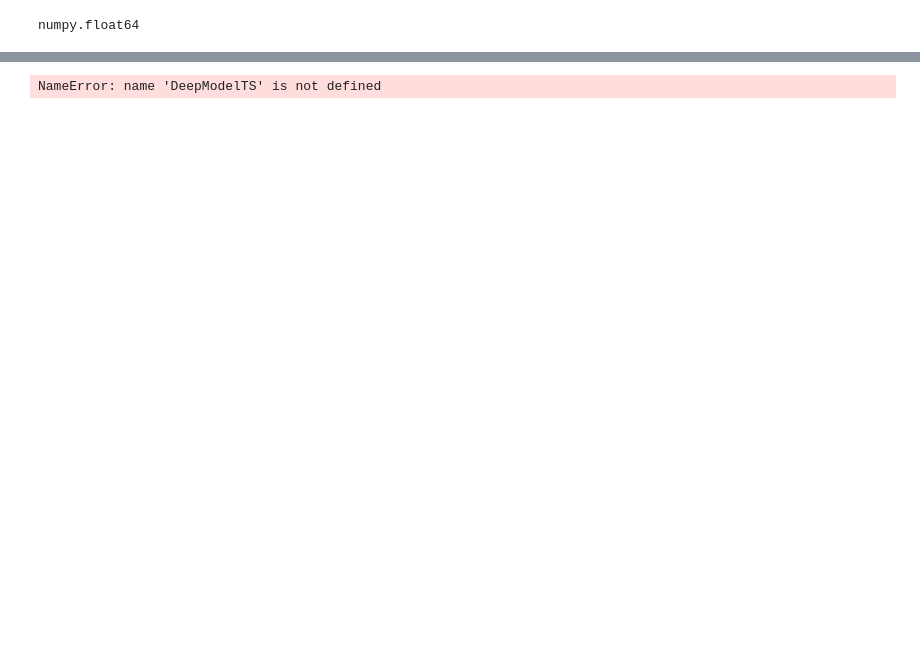
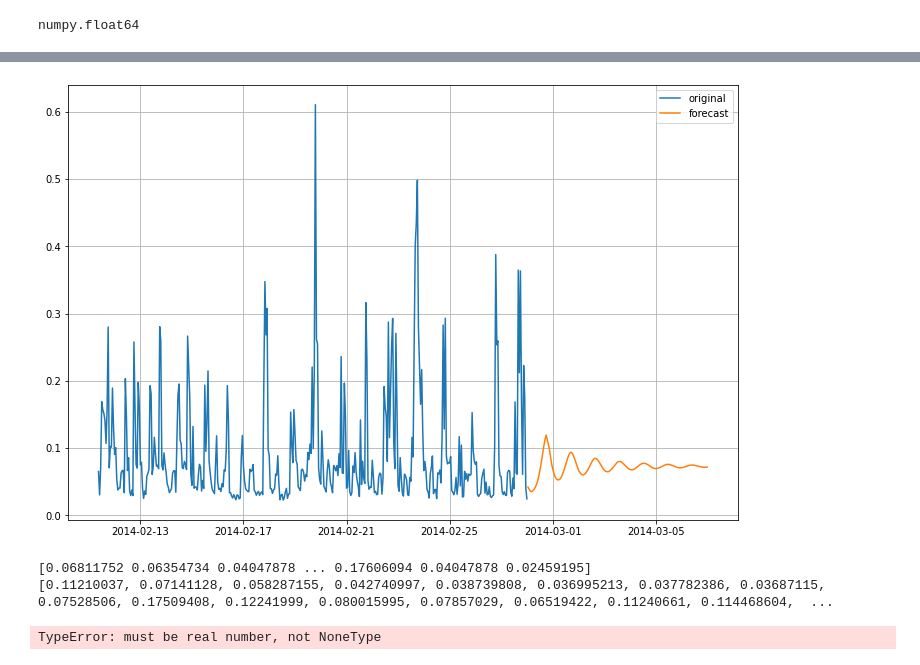
Before and after one commit to SindreMohr/Bachelor_thesis, a Jupyter notebook: LSTM_model.ipynb, the cells around one changed output, grey strips where cells are left out. Cells and saved outputs as stored; diff of their text form; code cells hidden in the pictures; blank space fills up the shorter version.

Commit message:
added evaluation metrics to LSTMModel class

```diff
--- a/LSTM_model.ipynb
+++ b/LSTM_model.ipynb
@@ -193,52 +199,39 @@ plt.grid()
 # %%
-# Forecasting n steps ahead
 
-# Creating the model using full data and forecasting n steps ahead
-deep_learner = LSTMModel(
-    data=hh,
-    Y_var='energy(kWh/hh)',
-    lag=24,
-    LSTM_layer_depth=64,
-    epochs=10,
-    train_test_split=0
-)
-
-# Fitting the model
-deep_learner.LSTModel()
 
 # Forecasting n steps ahead
 n_ahead = 168
 yhat = deep_learner.predict_n_ahead(n_ahead)
 yhat = [y[0][0] for y in yhat]
 
 # Constructing the forecast dataframe
 fc = hh.tail(400).copy()
 fc['type'] = 'original'
 
 last_date = max(fc['tstp'])
 hat_frame = pd.DataFrame({
     'tstp': [last_date + timedelta(hours=x + 1) for x in range(n_ahead)],
     'energy(kWh/hh)': yhat,
     'type': 'forecast'
 })
 
 fc = fc.append(hat_frame)
 fc.reset_index(inplace=True, drop=True)
 
 # Ploting the forecasts
 plt.figure(figsize=(12, 8))
 for col_type in ['original', 'forecast']:
     plt.plot(
         'tstp',
         'energy(kWh/hh)',
         data=fc[fc['type']==col_type],
         label=col_type
         )
 
 plt.legend()
 plt.grid()
 # %% [output]
-NameError: name 'DeepModelTS' is not defined
+[figure, added]
 # %%
 import math
 
@@ -250,3 +243,14 @@ def rmse(y_true, y_pred):
 		squared_error += (y_true[i] - y_pred[i]) ** 2
 	root_mse = math.sqrt(squared_error / n)
 	return root_mse
+# %%
+f =deep_learner.evaluateMSE()
+f
+# %% [output]
+[0.06811752 0.06354734 0.04047878 ... 0.17606094 0.04047878 0.02459195]
+[0.11210037, 0.07141128, 0.058287155, 0.042740997, 0.038739808, 0.036995213, 0.037782386, 0.03687115, 0.07528506, 0.17509408, 0.12241999, 0.080015995, 0.07857029, 0.06519422, 0.11240661, 0.114468604,  ...
+# %%
+import math
+math.sqrt(f)
+# %% [output]
+TypeError: must be real number, not NoneType
```
Also changed, not shown: parts of 8 cells of this notebook, 1 other file.
